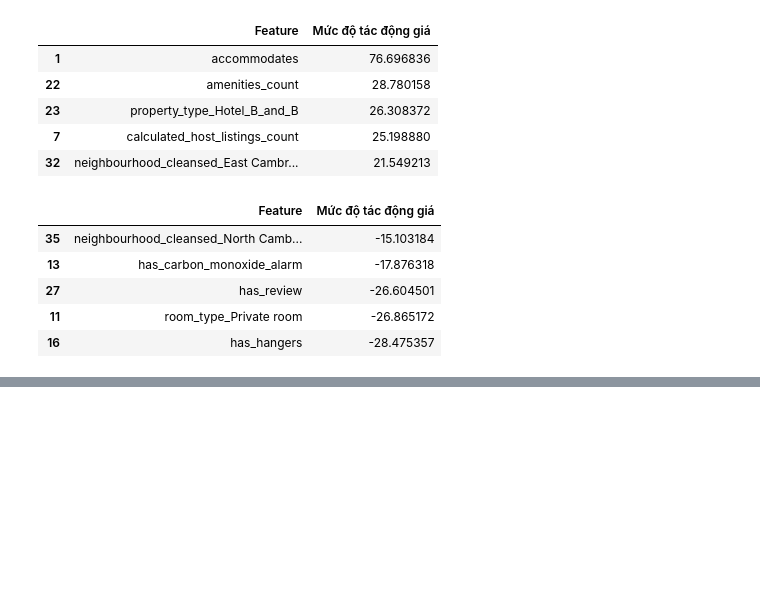
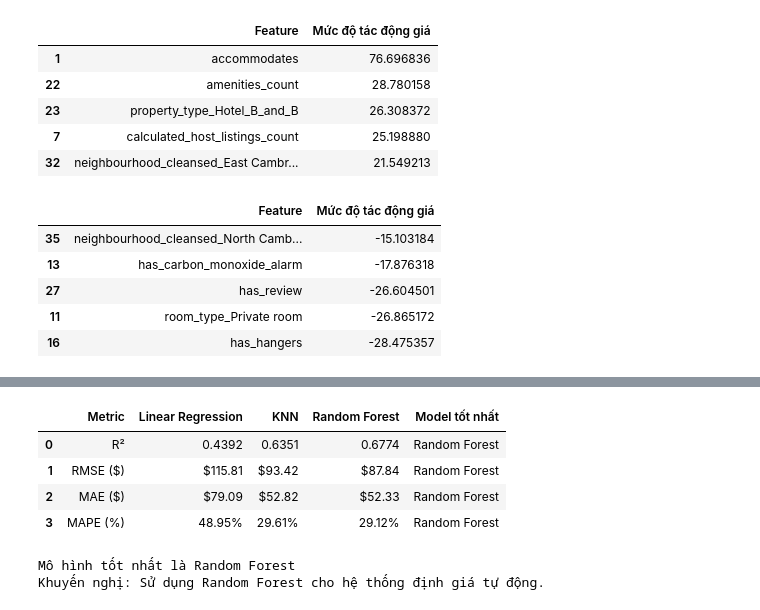
Before and after one commit to baokhanhth/Group01_Data_Analysis, a Jupyter notebook: notebooks/model_prototyping.ipynb, the cells around one changed output, grey strips where cells are left out. Saved outputs shown, nothing was run; the diff lists cells and outputs as text; code cells hidden in the pictures; blank space fills up the shorter version.

```diff
--- a/notebooks/model_prototyping.ipynb
+++ b/notebooks/model_prototyping.ipynb
@@ -66,0 +216,33 @@ display(coefficients.tail(5))
+# %%
+best_r2_model = models[np.argmax([r2_lr, r2_knn, r2_rf])]
+best_rmse_model = models[np.argmin([rmse_lr, rmse_knn, rmse_rf])]
+best_mae_model = models[np.argmin([mae_lr, mae_knn, mae_rf])]
+best_mape_model = models[np.argmin([mape_lr, mape_knn, mape_rf])]
+
+# 5. bảng so sánh và kết luận
+comparison_formatted = pd.DataFrame({
+    'Metric': ['R²', 'RMSE ($)', 'MAE ($)', 'MAPE (%)'],
+    'Linear Regression': [f'{r2_lr:.4f}', f'${rmse_lr:.2f}', f'${mae_lr:.2f}', f'{mape_lr:.2f}%'],
+    'KNN': [f'{r2_knn:.4f}', f'${rmse_knn:.2f}', f'${mae_knn:.2f}', f'{mape_knn:.2f}%'],
+    'Random Forest': [f'{r2_rf:.4f}', f'${rmse_rf:.2f}', f'${mae_rf:.2f}', f'{mape_rf:.2f}%'],
+    'Model tốt nhất': [best_r2_model, best_rmse_model, best_mae_model, best_mape_model]
+})
+
+display(comparison_formatted)
+
+# Đếm số lần chiến thắng của từng model
+win_counts = comparison_formatted['Model tốt nhất'].value_counts()
+overall_winner = win_counts.index[0]
+winner_score = win_counts.iloc[0]
+
+print(f"Mô hình tốt nhất là {overall_winner}")
+if overall_winner == 'Random Forest':
+    print("Khuyến nghị: Sử dụng Random Forest cho hệ thống định giá tự động.")
+# %% [output]
+|  | Metric | Linear Regression | KNN | Random Forest | Model tốt nhất |
+| 0 | R² | 0.4392 | 0.6351 | 0.6774 | Random Forest |
+| 1 | RMSE ($) | $115.81 | $93.42 | $87.84 | Random Forest |
+| 2 | MAE ($) | $79.09 | $52.82 | $52.33 | Random Forest |
+| 3 | MAPE (%) | 48.95% | 29.61% | 29.12% | Random Forest |
+Mô hình tốt nhất là Random Forest
+Khuyến nghị: Sử dụng Random Forest cho hệ thống định giá tự động.
```
Also changed, not shown: parts of 8 cells of this notebook, 11 other files.
